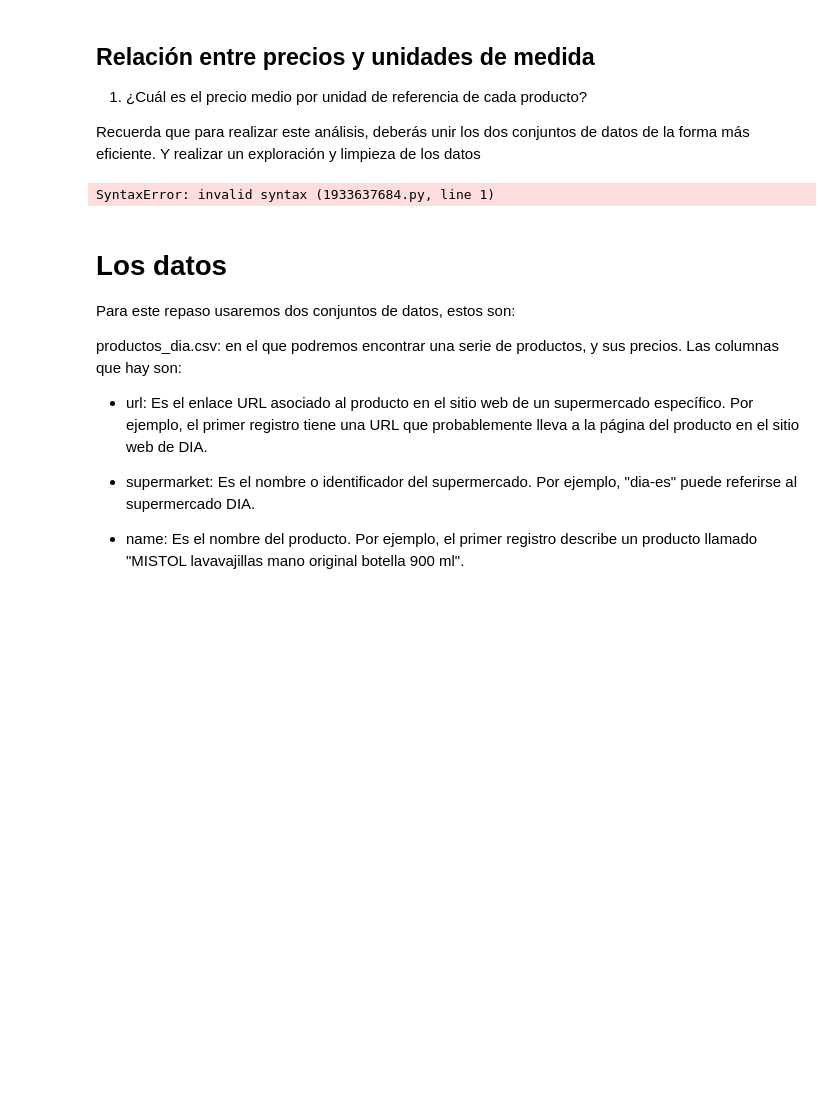
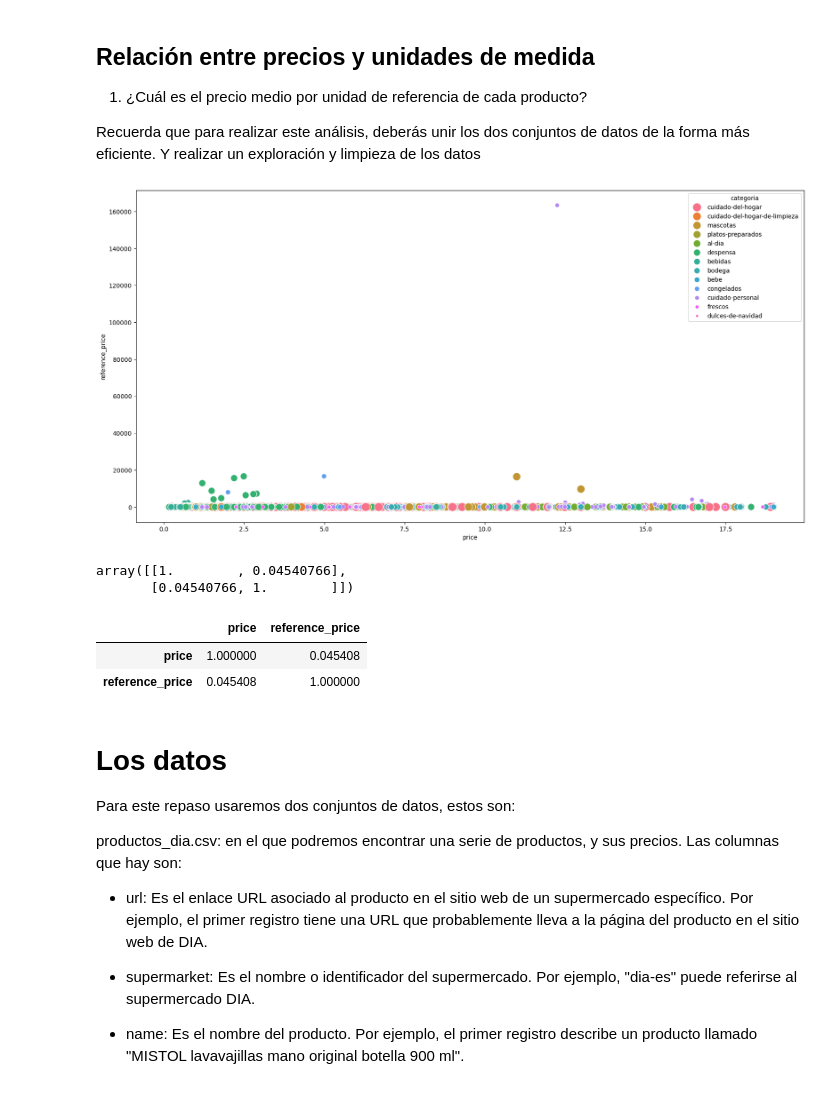
Before and after one commit to PatriciaAnaya/modulo-3-equipo-4-pair, a Jupyter notebook: Repaso-II - clase.ipynb, the cells around one changed output. Drawn from its saved outputs; the diff is of its cells as text; code cells hidden in the pictures; blank space fills up the shorter version.

```diff
--- a/Repaso-II - clase.ipynb
+++ b/Repaso-II - clase.ipynb
@@ -357,9 +402,31 @@ sns.lineplot(data=filtered_prices, x="insert_date", y="price");
 
 Recuerda que para realizar este análisis, deberás unir los dos conjuntos de datos de la forma más eficiente. Y realizar un exploración y limpieza de los datos
 # %%
-.
+plt.figure(figsize=(20,10))
+
+sns.scatterplot(
+    data = filtered_prices,
+    x = "price",
+    y = "reference_price",
+    hue = "categoria",
+    size = "categoria",
+    sizes=(20, 200)
+);
 # %% [output]
-SyntaxError: invalid syntax (1933637684.py, line 1)
+[figure, added]
+# %%
+# analíticamente con numpy
+np.corrcoef(filtered_prices["price"], filtered_prices["reference_price"])
+# %% [output]
+array([[1.        , 0.04540766],
+       [0.04540766, 1.        ]])
+# %%
+# analíticamente con pandas
+filtered_prices[["price", "reference_price"]].corr()
+# %% [output]
+|  | price | reference_price |
+| price | 1.000000 | 0.045408 |
+| reference_price | 0.045408 | 1.000000 |
 # %% [markdown]
 # Los datos
 Para este repaso usaremos dos conjuntos de datos, estos son:
```
Also changed, not shown: parts of 4 cells of this notebook.
